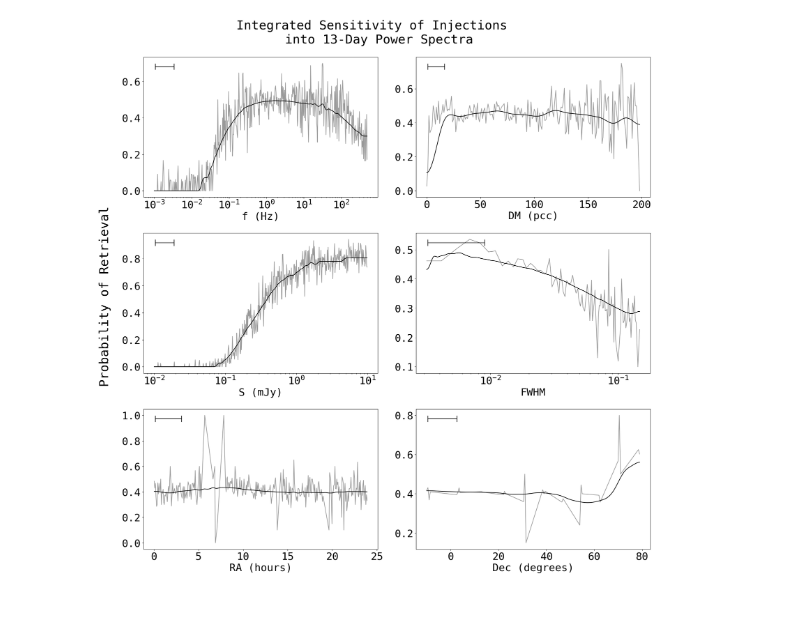
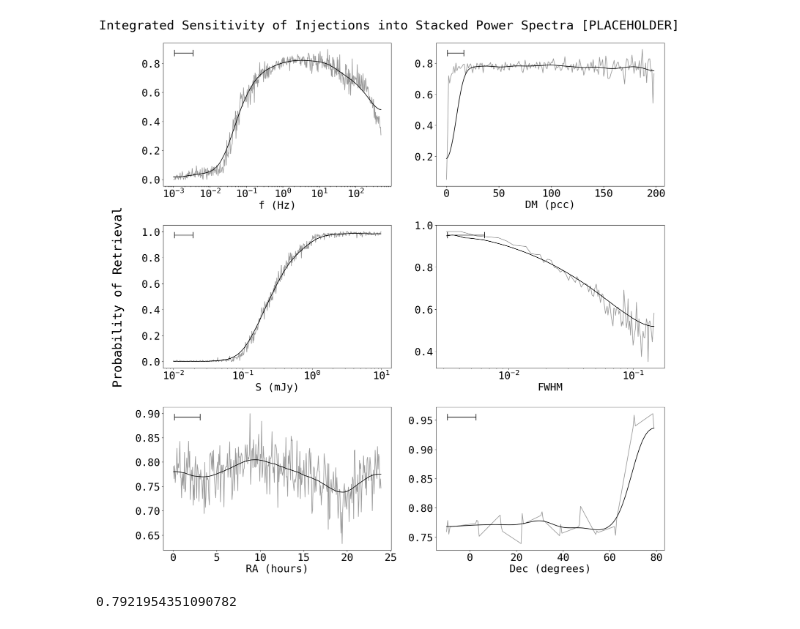
Before and after one commit to chime-sps/Transmissivity, a Jupyter notebook: results/injection_analysis_1d.ipynb, the cells around one changed output. Cells and saved outputs as stored; diff of their text form; code cells hidden in the pictures.

```diff
--- a/results/injection_analysis_1d.ipynb
+++ b/results/injection_analysis_1d.ipynb
@@ -354,74 +381,74 @@ fwhm_bins = np.logspace(np.log10(min(fwhm)), np.log10(0.15), 100)
 f_dev = 20
 DM_dev = 5
 S_dev = 20
-FWHM_dev = 30
+FWHM_dev = 20
 RA_dev = 20
 Dec_dev = 10
 # %%
 f_inj_p_smooth, f_sens, f_sens_smooth = au.get_sensitivity(
-    data_13,
+    data_stack[DMglob_mask_stack & Sglob_mask_stack],
     *(f_idx, f_bins, f_dev)
 )
 
 DM_inj_p_smooth, DM_sens, DM_sens_smooth = au.get_sensitivity(
-    data_13,
+    data_stack[fglob_mask_stack & Sglob_mask_stack],
     *(DM_idx, DM_bins, DM_dev)
 )
 
 
 S_inj_p_smooth, S_sens, S_sens_smooth = au.get_sensitivity(
-    data_13,
+    data_stack[fglob_mask_stack & DMglob_mask_stack],
     *(S_idx, S_bins, S_dev)
 )
 
 
 FWHM_inj_p_smooth, FWHM_sens, FWHM_sens_smooth = au.get_sensitivity(
-    data_13,
+    data_stack[glob_mask_stack],
     *(FWHM_idx, FWHM_bins, FWHM_dev)
 )
 
 
 RA_inj_p_smooth, RA_sens, RA_sens_smooth = au.get_sensitivity(
-    data_13,
+    data_stack[glob_mask_stack],
     *(RA_idx, RA_bins, RA_dev)
 )
 
 
 
 Dec_inj_p_smooth, Dec_sens, Dec_sens_smooth = au.get_sensitivity(
-    data_13,
+    data_stack[glob_mask_stack],
     *(Dec_idx, Dec_bins, Dec_dev)
 )
 
 _, f_pred, f_pred_smooth = au.get_sensitivity(
-    data_13,
+    data_stack,
     predicted = True,
     *(f_idx, f_bins, f_dev)
 )
 
 _, DM_pred, DM_pred_smooth = au.get_sensitivity(
-    data_13,
+    data_stack,
     predicted = True,
     *(DM_idx, DM_bins, DM_dev)
 )
 
 
 _, S_pred, S_pred_smooth = au.get_sensitivity(
-    data_13,
+    data_stack,
     predicted = True,
     *(S_idx, S_bins, S_dev)
 )
 
 
 _, FWHM_pred, FWHM_pred_smooth = au.get_sensitivity(
-    data_13,
+    data_stack,
     predicted = True,
     *(FWHM_idx, FWHM_bins, FWHM_dev)
 )
 
 
 _, RA_pred, RA_pred_smooth = au.get_sensitivity(
-    data_13,
+    data_stack,
     predicted = True,
     *(RA_idx, RA_bins, RA_dev)
 )
@@ -429,44 +456,44 @@ _, RA_pred, RA_pred_smooth = au.get_sensitivity(
 
 
 _, Dec_pred, Dec_pred_smooth = au.get_sensitivity(
-    data_13,
+    data_stack,
     predicted = True,
     *(Dec_idx, Dec_bins, Dec_dev)
 )
 
-sigma_mask = data_13[:, sigma_idx] >= 6.
+sigma_mask = data_stack[:, sigma_idx] >= 6.
 
 _, f_comp, f_comp_smooth = au.get_sensitivity(
-    data_13[sigma_mask],
+    data_stack[sigma_mask],
     *(f_idx, f_bins, f_dev)
 )
 
 _, DM_comp, DM_comp_smooth = au.get_sensitivity(
-    data_13[sigma_mask],
+    data_stack[sigma_mask],
     *(DM_idx, DM_bins, DM_dev)
 )
 
 
 _, S_comp, S_comp_smooth = au.get_sensitivity(
-    data_13[sigma_mask],
+    data_stack[sigma_mask],
     *(S_idx, S_bins, S_dev)
 )
 
 
 _, FWHM_comp, FWHM_comp_smooth = au.get_sensitivity(
-    data_13[sigma_mask],
+    data_stack[sigma_mask],
     *(FWHM_idx, FWHM_bins, FWHM_dev)
 )
 
 
 _, RA_comp, RA_comp_smooth = au.get_sensitivity(
-    data_13[sigma_mask],
+    data_stack[sigma_mask],
     *(RA_idx, RA_bins, RA_dev)
 )
 
 
 _, Dec_comp, Dec_comp_smooth = au.get_sensitivity(
-    data_13[sigma_mask],
+    data_stack[sigma_mask],
     *(Dec_idx, Dec_bins, Dec_dev)
 )
 # %%
@@ -497,32 +524,38 @@ au.add_crosshair(ax[2], S_bins, np.sqrt(S_dev**2 + 3**2))
 
 ax[3].plot(FWHM_bins[:-1], gaussian_filter(FWHM_sens_smooth, 3), color='black')
 ax[3].plot(FWHM_bins[:-1], FWHM_sens, alpha=0.4, color='black')
 # ax[3].plot(FWHM_bins[:-1], gaussian_filter(FWHM_comp_smooth, 3), color='blue')
 # ax[3].plot(FWHM_bins[:-1], FWHM_comp, alpha=0.4, color='blue')
 ax[3].set_xscale('log')
 ax[3].set_xlabel('FWHM')
 au.add_crosshair(ax[3], FWHM_bins, np.sqrt(FWHM_dev**2 + 3**2))
 
 ax[4].plot(RA_bins[:-1] / 15, gaussian_filter(RA_sens_smooth, 3), color='black')
 ax[4].plot(RA_bins[:-1] / 15, RA_sens, alpha=0.4, color='black')
 # ax[3].plot(RA_bins[:-1], gaussian_filter(RA_comp_smooth, 3), color='blue')
 # ax[3].plot(RA_bins[:-1], RA_comp, alpha=0.4, color='blue')
 ax[4].set_xlabel('RA (hours)')
 au.add_crosshair(ax[4], RA_bins, np.sqrt(RA_dev**2 + 3**2))
 
 ax[5].plot(Dec_bins[:-1], gaussian_filter(Dec_sens_smooth, 5), color='black')
 ax[5].plot(Dec_bins[:-1], Dec_sens, alpha=0.4, color='black')
 # ax[3].plot(Dec_bins[:-1], gaussian_filter(Dec_comp_smooth, 3), color='blue')
 # ax[3].plot(Dec_bins[:-1], Dec_comp, alpha=0.4, color='blue')
 ax[5].set_xlabel('Dec (degrees)')
 au.add_crosshair(ax[5], Dec_bins, np.sqrt(Dec_dev**2 + 5**2))
 
-fig.suptitle('Integrated Sensitivity of Injections \n into 13-Day Power Spectra')
+fig.suptitle('Integrated Sensitivity of Injections into Stacked Power Spectra [PLACEHOLDER]')
 fig.supylabel('Probability of Retrieval')
 #fig.legend()
 handles, labels = ax[0].get_legend_handles_labels()
 # fig.legend(handles, labels, title='Harmonics Counted', loc='upper right',
 #            bbox_to_anchor=(1.0, 1.0), bbox_transform=fig.transFigure)
 plt.tight_layout()
 # %% [output]
-[figure, old version]
+[figure, new version]
+# %%
+temp_mask = data_stack[:, sigma_idx] > 6.
+retrieved = data_stack[:, -1] > 0.
+len(data_stack[temp_mask & retrieved]) / len(data_stack[temp_mask])
+# %% [output]
+0.7921954351090782
```
Also changed, not shown: parts of 14 cells of this notebook, 2 other files.
